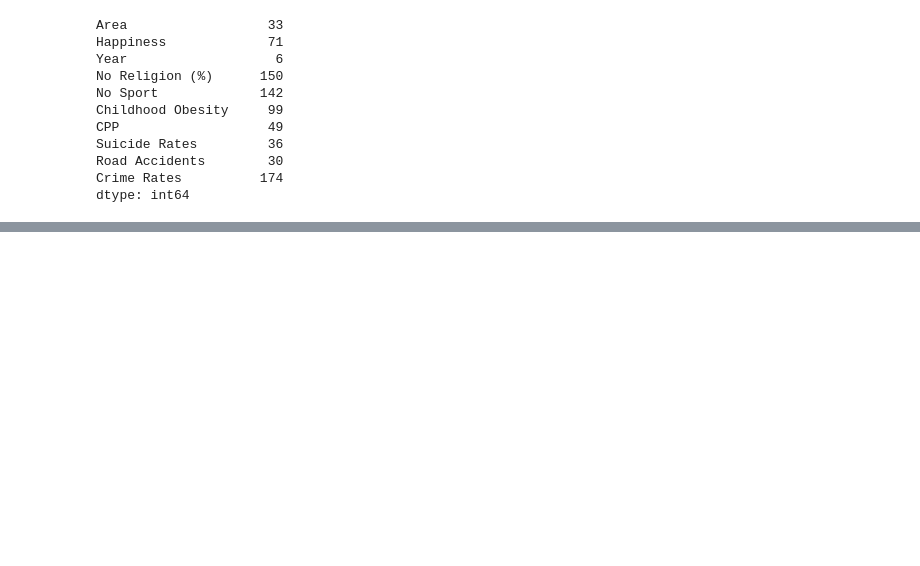
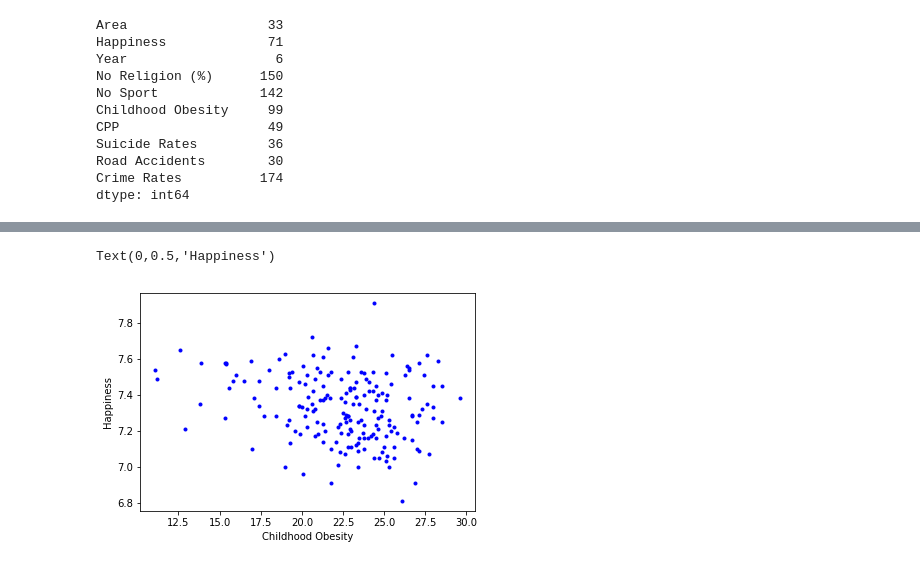
Before and after one commit to CAMWC1/bootcamping2017_2018, a Jupyter notebook: HappinessData.ipynb, the cells around one changed output, grey strips where cells are left out. Cells and saved outputs as stored; diff of their text form; code cells hidden in the pictures; blank space fills up the shorter version.

```diff
--- a/HappinessData.ipynb
+++ b/HappinessData.ipynb
@@ -79,0 +218,7 @@ dtype: int64
+# %%
+plt.plot(df['Childhood Obesity'], df.Happiness,'b.')
+plt.xlabel('Childhood Obesity')
+plt.ylabel('Happiness')
+# %% [output]
+Text(0,0.5,'Happiness')
+[figure, added]
```
Also changed, not shown: parts of 27 cells of this notebook.
